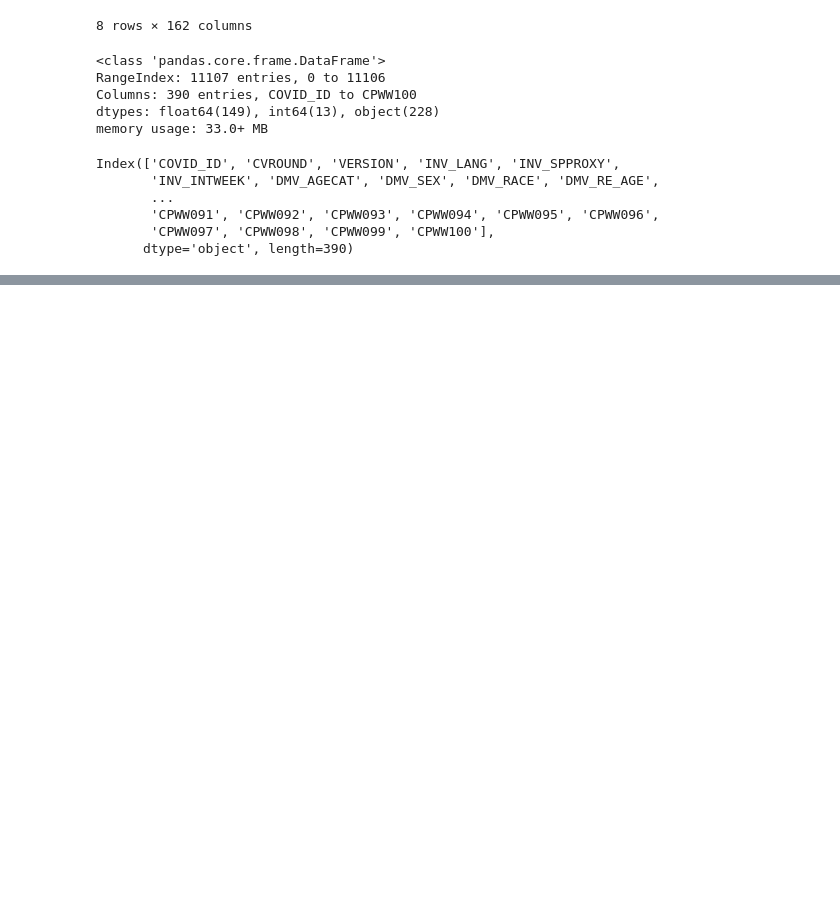
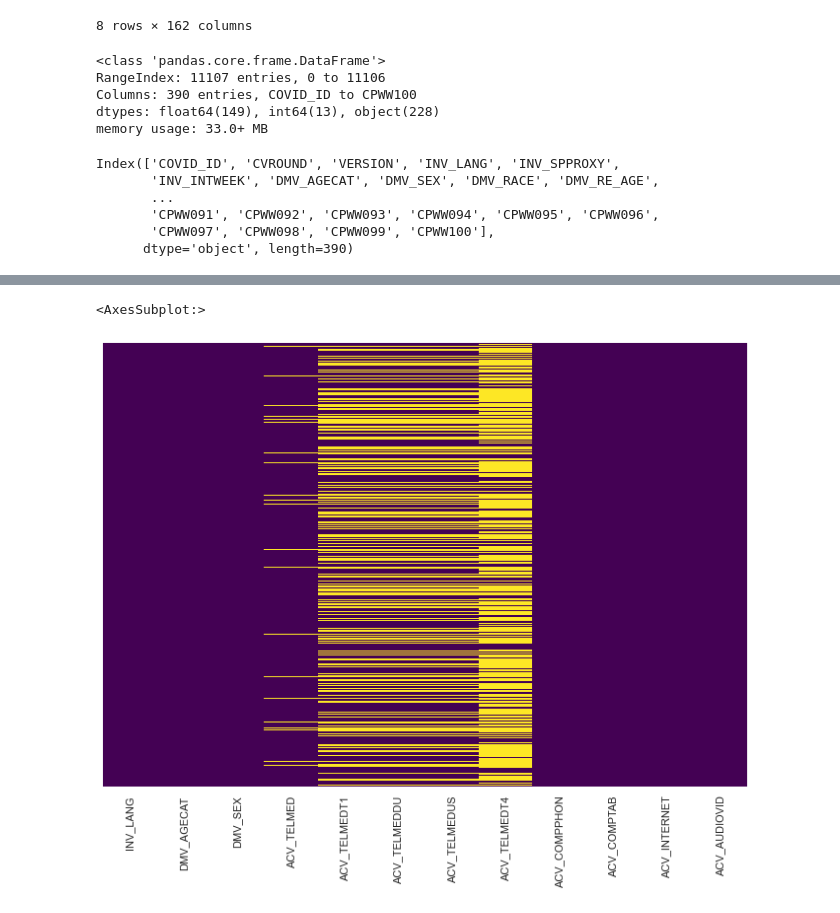
Before and after one commit to slp22/business-project, a Jupyter notebook: cms_covid_survey.ipynb, the cells around one changed output, grey strips where cells are left out. Saved outputs shown, nothing was run; the diff lists cells and outputs as text; code cells hidden in the pictures; blank space fills up the shorter version.

```diff
--- a/cms_covid_survey.ipynb
+++ b/cms_covid_survey.ipynb
@@ -112,0 +203,14 @@ comp_cols
+# %%
+sub_df = df[['INV_LANG',
+            'DMV_AGECAT',
+            'DMV_SEX',
+            'ACV_TELMED',
+            'ACV_TELMEDT1',
+            'ACV_TELMEDDU',
+            'ACV_TELMEDUS',
+            'ACV_TELMEDT4',
+            'ACV_COMPPHON',
+            'ACV_COMPTAB',
+            'ACV_INTERNET',
+            'ACV_AUDIOVID']]
+sub_df.head()
@@ -112,0 +246,4 @@ comp_cols
+# %%
+# look at respondents who gave the interview in Spanish
+span_df = sub_df.query('INV_LANG == 2')
+span_df
@@ -112,0 +302,6 @@ comp_cols
+# %%
+# sns.set(rc={'figure.figsize':(11.7,8.27)})
+sns.heatmap(span_df.isnull(),yticklabels=False,cbar=False,cmap='viridis')
+# %% [output]
+<AxesSubplot:>
+[figure, added]
```
Also changed, not shown: parts of 19 cells of this notebook.
